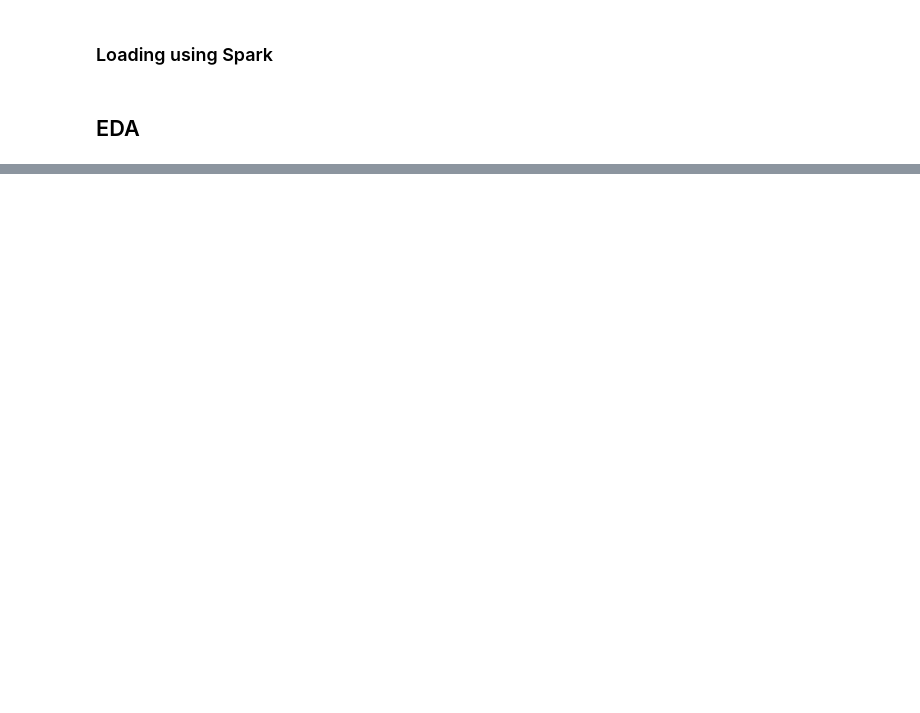
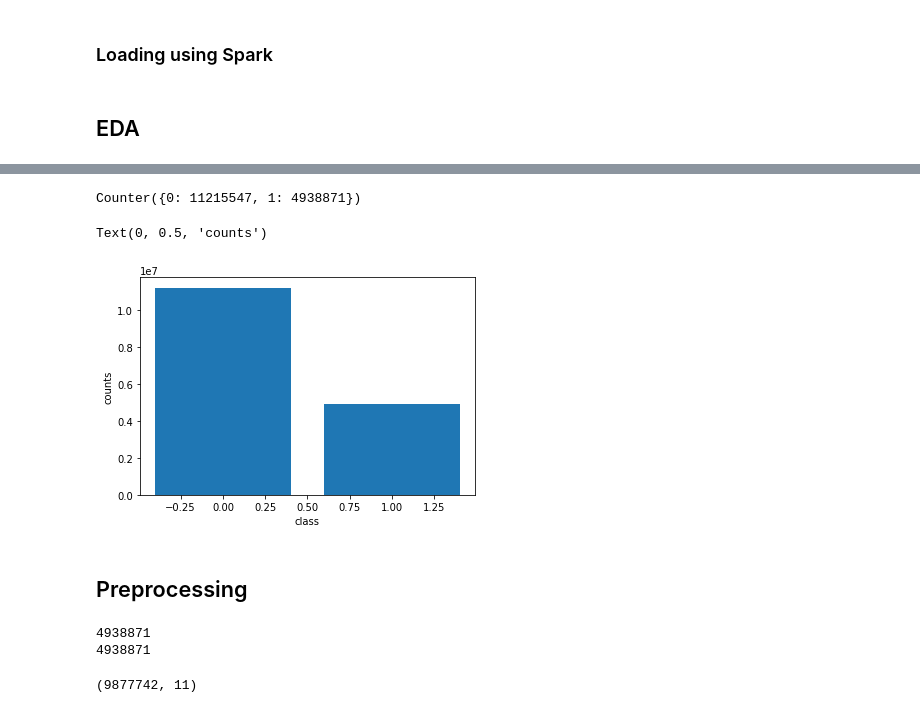
Before and after one commit to PrinceJavier/grab-ai, a Jupyter notebook: grab-ai-eda.ipynb, the cells around one changed output, grey strips where cells are left out. Drawn from its saved outputs; the diff is of its cells as text; code cells hidden in the pictures; blank space fills up the shorter version.

```diff
--- a/grab-ai-eda.ipynb
+++ b/grab-ai-eda.ipynb
@@ -335,0 +369,15 @@ plt.show()
+# %%
+# number of samples per class
+print(Counter(df_feats_labels.label))
+y = Counter(df_feats_labels.label).values()
+x = Counter(df_feats_labels.label).keys()
+
+plt.bar(x, y)
+plt.xlabel("class")
+plt.ylabel("counts")
+# %% [output]
+Counter({0: 11215547, 1: 4938871})
+Text(0, 0.5, 'counts')
+[figure, added]
+# %% [markdown]
+## Preprocessing
@@ -335,0 +386,22 @@ plt.show()
+# %%
+# equalizing the number of classes
+# getting number of samples for class 1 (lower)
+df_labels_1 = df_feats_labels[df_feats_labels.label == 1]
+num_per_class = len(df_labels_1)
+print(num_per_class)
+
+# getting a sample for class 0
+df_labels_0 = df_feats_labels[df_feats_labels.label == 1].sample(n=num_per_class, replace=False)
+print(len(df_labels_0))
+# %% [output]
+4938871
+4938871
+# %%
+# concatenate and shuffle
+np.random.seed(42)
+df_for_ml = shuffle(pd.concat([df_labels_1, df_labels_0])).reset_index(drop=True)
+
+# shape
+df_for_ml.shape
+# %% [output]
+(9877742, 11)
```
Also changed, not shown: parts of 22 cells of this notebook.
